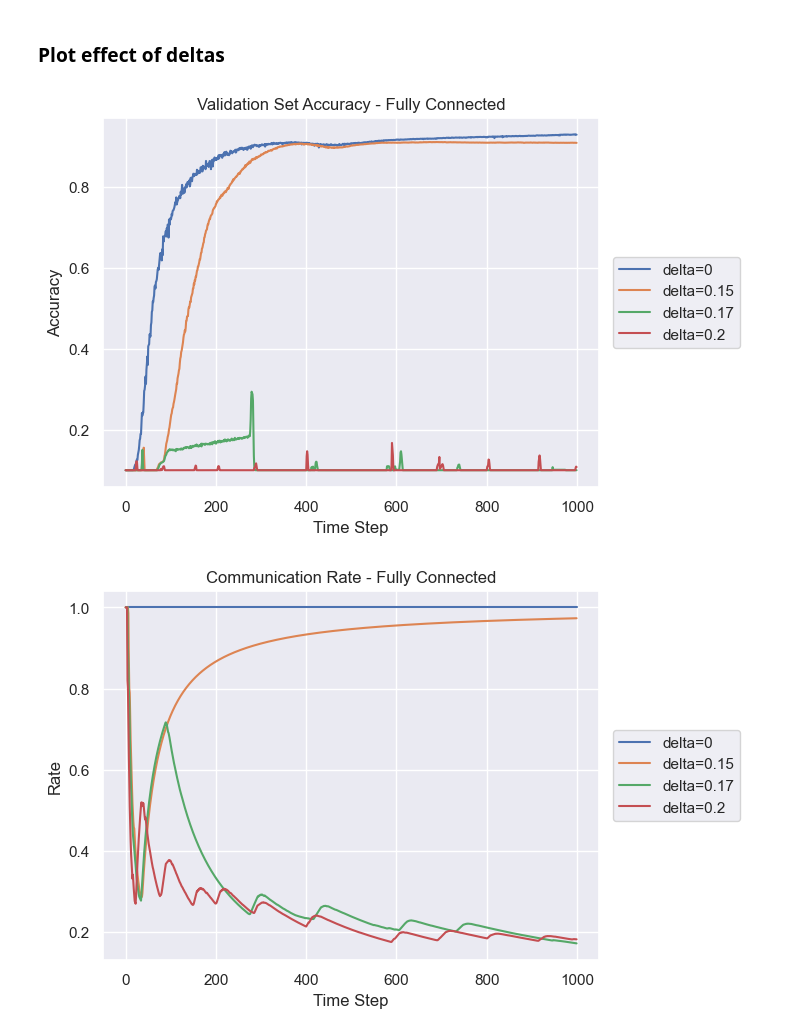
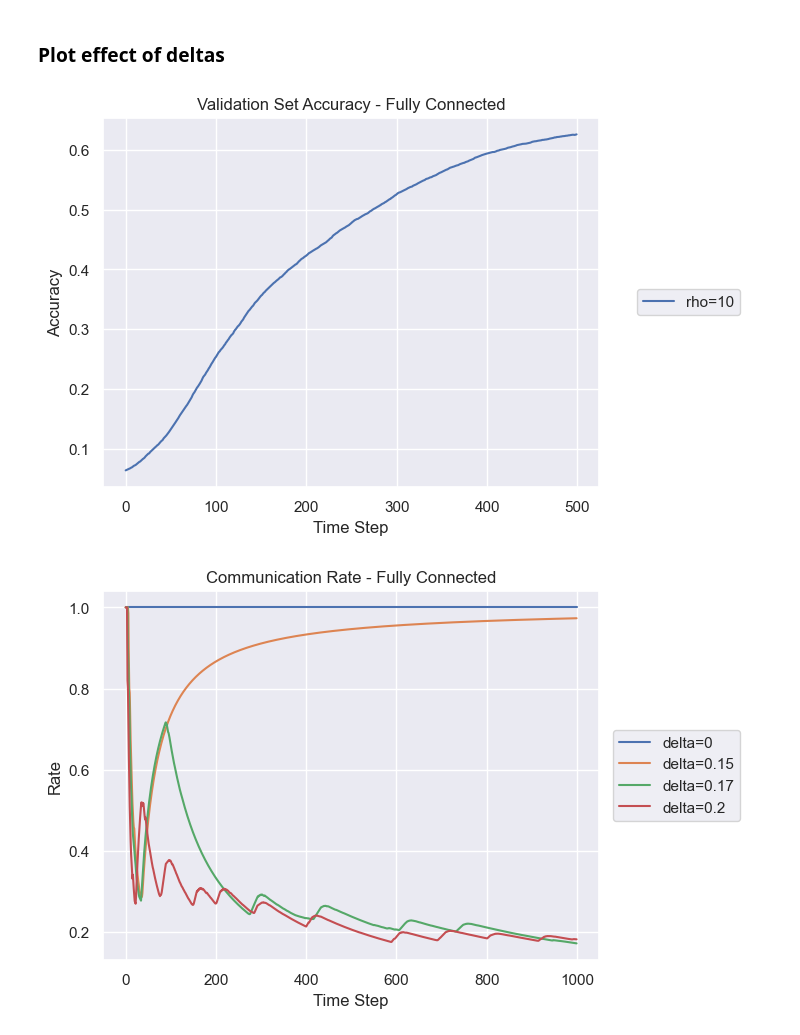
Before and after one commit to michael-cummins/FedBack, a Jupyter notebook: experiments/mnist_torch.ipynb, the cells around one changed output. Saved outputs shown, nothing was run; the diff lists cells and outputs as text; code cells hidden in the pictures.

```diff
--- a/experiments/mnist_torch.ipynb
+++ b/experiments/mnist_torch.ipynb
@@ -97,36 +97,38 @@ plt.show()
 # %% [markdown]
 ### Define agents and run consensus - FCNet
 # %%
-# delta = 0.4
-# deltas = [0, 0.2, 0.3, 0.4, 0.8, 100]
-deltas = [0, 0.15, 0.155, 0.16, 0.165]
-# deltas = [0, 0.4]
+deltas = [0, 5e-7, 5e-8, 1e-7]
 rho = 0.01
-t_max = 1000
-# loaders = [digit_1_train_loader_fc, digit_2_train_loader_fc]
+rhos = [10]
+t_max = 2000
 loaders = digit_loaders
 device = 'cpu'
 
-acc_per_delta = np.zeros((len(deltas), t_max))
-rate_per_delta = np.zeros((len(deltas), t_max))
+acc_per_delta = np.zeros((len(rhos), t_max))
+rate_per_delta = np.zeros((len(rhos), t_max))
 loads = []
 test_accs = []
 
+_N = 0
+for loader in loaders:
+    _N += len(loader.dataset)
+
 print(f'N = {len(loaders)}')
-for i, delta in enumerate(deltas):
+
+for i, rho in enumerate(rhos):
 
     agents = [
         FedConsensus(
             N=len(loaders),
-            delta=delta,
+            delta=0,
             lr=1e-3,
             rho=rho,
             model=FCNet(in_channels=784, hidden1=200, hidden2=None, out_channels=len(loaders)),
             loss=nn.CrossEntropyLoss(),
             train_loader=loader,
-            classification=True,
             epochs=2,
-            device=device
+            device=device,
+            data_ratio=len(loader.dataset)/_N
         ) for loader in digit_loaders
     ]
 
@@ -159,16 +161,16 @@ deltas_fc = deltas
 # %%
 T = range(t_max)
 
 # Plot accuracies
-for acc, delta in zip(acc_per_delta_fc, deltas_fc):
-    plt.plot(T, acc, label=f'delta={delta}')
+for acc, delta in zip(acc_per_delta_fc, rhos):
+    plt.plot(T, acc, label=f'rho={delta}')
 plt.legend(loc='center right', bbox_to_anchor=(1.3, 0.5))
 plt.xlabel('Time Step')
 plt.ylabel('Accuracy')
 plt.title('Validation Set Accuracy - Fully Connected')
 plt.show()
 # %% [output]
-[figure, old version]
+[figure, new version]
 # %%
 for rate, delta in zip(rates_per_delta_fc, deltas_fc):
     plt.plot(T, rate, label=f'delta={delta}')
```
Also changed, not shown: parts of 1 cell of this notebook, 2 other files.
